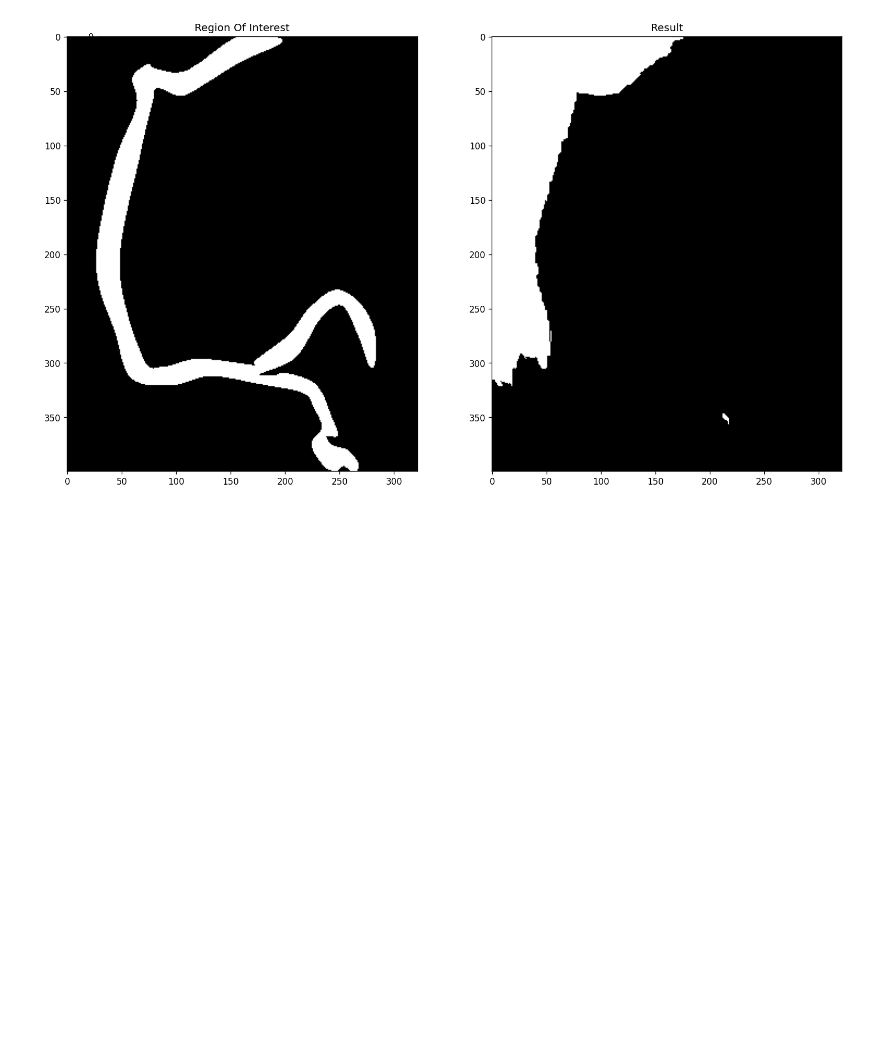
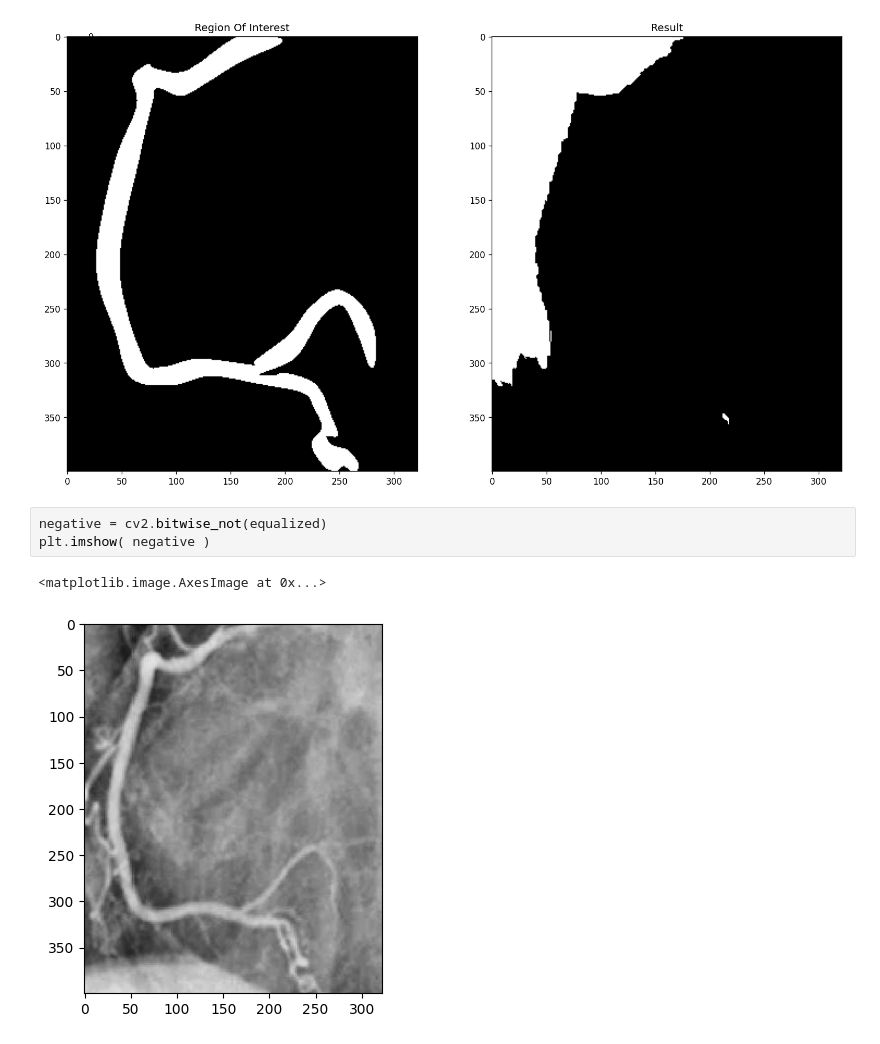
Before and after one commit to jbenshetler/vessel_segmentation, a Jupyter notebook: seg.ipynb, the cells around one changed output. Cells and saved outputs as stored; diff of their text form; blank space fills up the shorter version.

```diff
--- a/seg.ipynb
+++ b/seg.ipynb
@@ -244,3 +266,9 @@ graphCutSeg(grad.astype(np.uint8), mask)
 img.shape=(400, 322, 3) img.dtype=uint8
 mask.shape=(400, 322) mask.dtype=uint8
 [figure]
+# %%
+negative = cv2.bitwise_not(equalized)
+plt.imshow( negative )
+# %% [output]
+<matplotlib.image.AxesImage at 0x...>
+[figure, added]
```
Also changed, not shown: parts of 14 cells of this notebook.
